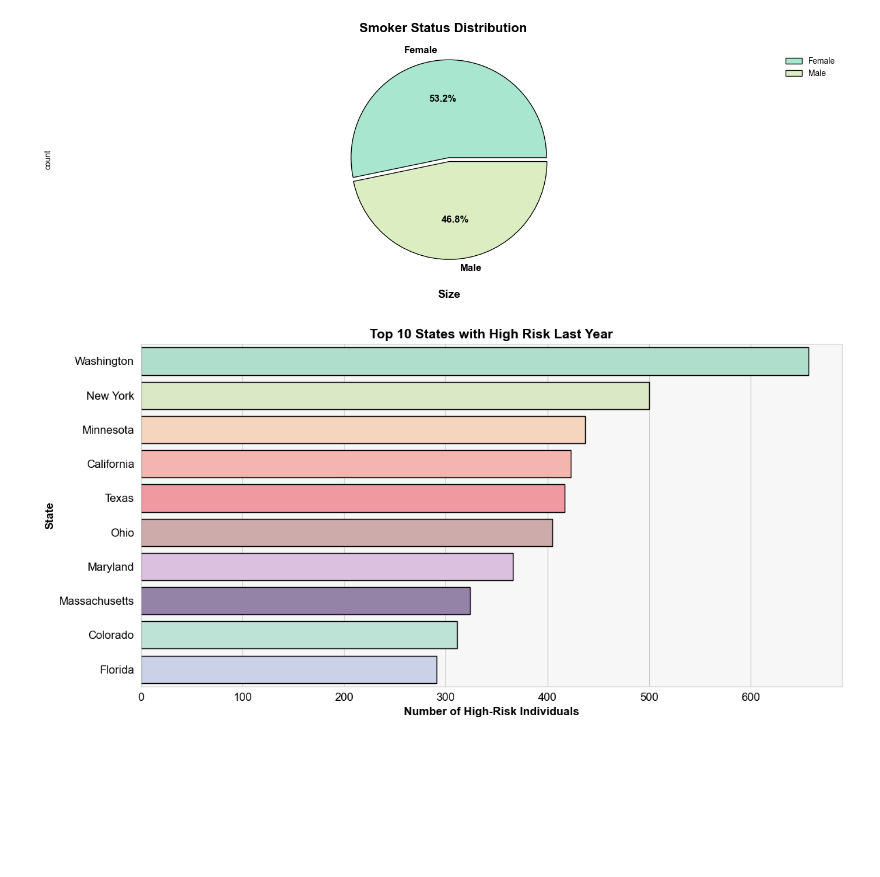
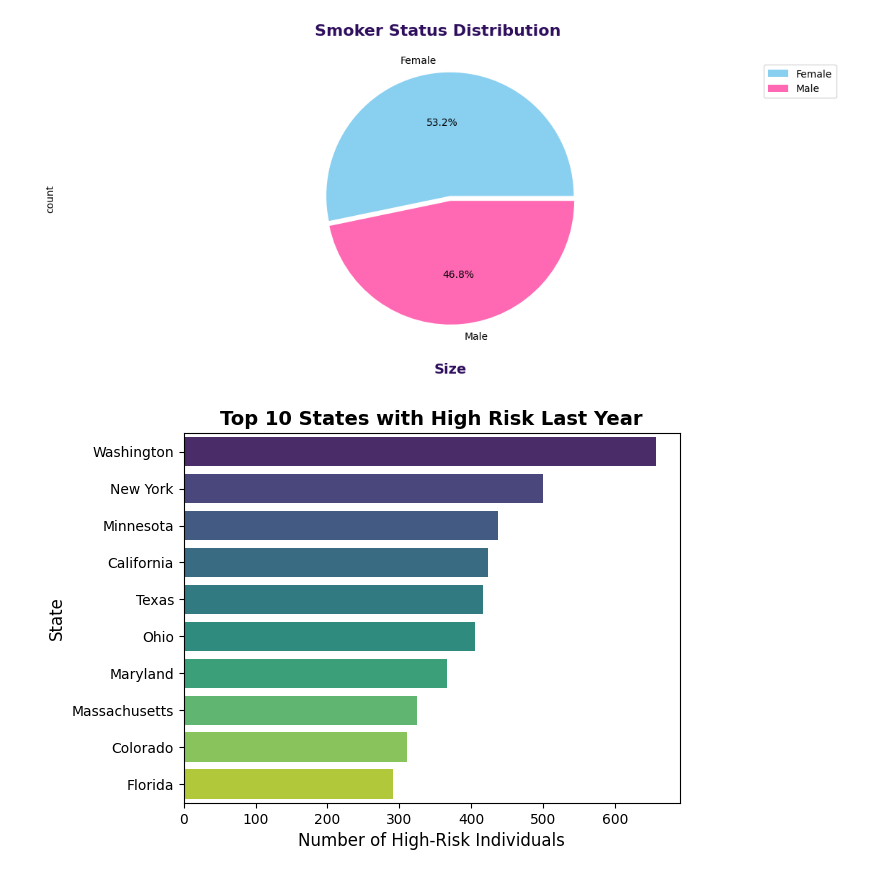
Before and after one commit to ahmedsameh909/Health-Care-Project, a Jupyter notebook: Data_Preprocessing_and_Visualization.ipynb, the cells around one changed output. Saved outputs shown, nothing was run; the diff lists cells and outputs as text; code cells hidden in the pictures; blank space fills up the shorter version.

```diff
--- a/Data_Preprocessing_and_Visualization.ipynb
+++ b/Data_Preprocessing_and_Visualization.ipynb
@@ -5,3 +5,7 @@ import seaborn as sns
 import plotly.express as px
 import warnings
 warnings.filterwarnings('ignore')
+
+colors = ["#89CFF0", "#FF69B4", "#FFD700", "#7B68EE", "#FF4500",
+          "#9370DB", "#32CD32", "#8A2BE2", "#AE4532", "#20B2AA",
+          "#FF69B4", "#00CED1", "#FF7F50", "#7FFF00", "#DA70D6"]
@@ -114,45 +36,23 @@ plt.show()
 # %%
-plt.figure(figsize=(14, 5))
-
-explode = (0, 0.04)
-counts = Data['Sex'].value_counts()
-
-counts.plot(
-    kind='pie',
-    autopct='%1.1f%%',
-    explode=explode,
-    colors=soft_colors[:2],
-    textprops={'color': 'black', 'fontsize': 12, 'fontweight': 'bold'},
-    wedgeprops={'edgecolor': 'black'}
-)
-
-plt.suptitle("Smoker Status Distribution", fontsize=16, fontweight='bold', color="black")
-plt.xlabel('Size', weight="bold", color="black", fontsize=14, labelpad=25)
+plt.figure(figsize=(14,5))
+explode=(0,0.04)
+counts=Data['Sex'].value_counts()
+counts.plot(kind='pie',autopct='%1.1f%%',explode=explode,colors=colors)
+plt.suptitle("Smoker Status Distribution", fontsize=16, fontweight='bold', color='#2F0F5D')
+plt.xlabel('Size', weight = "bold", color = "#2F0F5D", fontsize = 14, labelpad = 25)
 plt.axis('equal')
-plt.legend(labels=counts.index, loc="best", labelcolor='black', facecolor='white', edgecolor='white')
-plt.tight_layout()
+plt.legend(labels = counts.index, loc = "best")
 plt.show()
 # %% [output]
-[figure, old version]
+[figure, new version]
 # %%
-High_Risk_LastYear_State = Data[Data['HighRiskLastYear'] == 1]['State']
+High_Risk_LastYear_State = Data[Data['HighRiskLastYear'] == 1 ]['State']
 top_states = High_Risk_LastYear_State.value_counts().head(10)
-
-plt.figure(figsize=(12, 6))
-sns.barplot(
-    x=top_states.values,
-    y=top_states.index,
-    palette=soft_colors[:10],
-    edgecolor='black'
-)
-
-plt.title('Top 10 States with High Risk Last Year', fontsize=14, weight='bold', color='black')
-plt.xlabel('Number of High-Risk Individuals', fontsize=12, color='black', weight='bold')
-plt.ylabel('State', fontsize=12, color='black', weight='bold')
-plt.xticks(color='black', fontsize=12)
-plt.yticks(color='black', fontsize=12)
-plt.tight_layout()
+sns.barplot(x=top_states.values, y=top_states.index, palette='viridis')
+plt.title('Top 10 States with High Risk Last Year', fontsize=14, weight='bold')
+plt.xlabel('Number of High-Risk Individuals', fontsize=12)
+plt.ylabel('State', fontsize=12)
 plt.show()
 # %% [output]
-[figure, old version]
+[figure, new version]
 # %%
```
Also changed, not shown: parts of 18 cells of this notebook.
